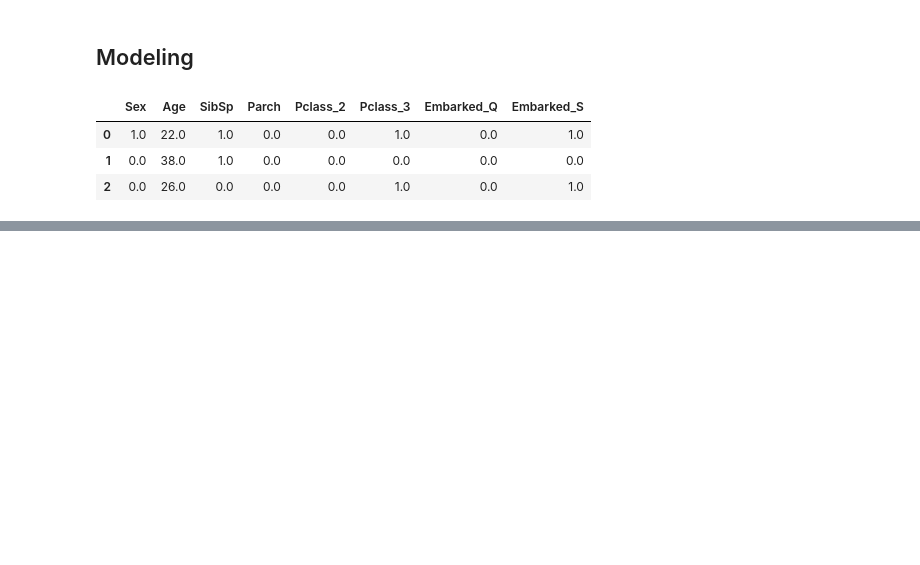
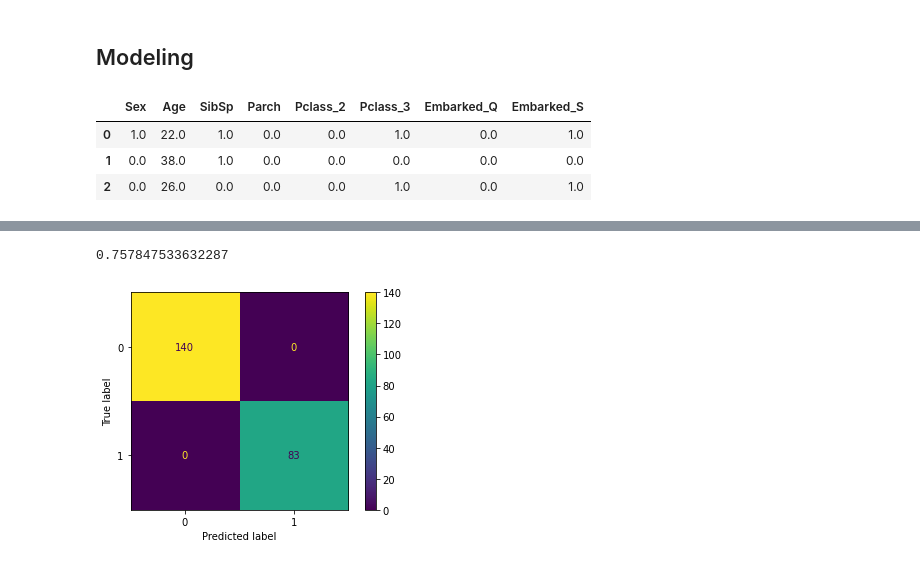
Before and after one commit to lkarjun/Titanic, a Jupyter notebook: titanic.ipynb, the cells around one changed output, grey strips where cells are left out. Drawn from its saved outputs; the diff is of its cells as text; code cells hidden in the pictures; blank space fills up the shorter version.

```diff
--- a/titanic.ipynb
+++ b/titanic.ipynb
@@ -229,0 +238,8 @@ accuracy_score(y_pred, y_test)
+# %%
+log_model = LogisticRegression(penalty='l2', random_state=44).fit(x_train,y_train)
+y_pred = log_model.predict(x_test)
+plot_confusion_matrix(log_model, x_test, y_pred)
+accuracy_score(y_pred, y_test)
+# %% [output]
+0.757847533632287
+[figure, added]
```
Also changed, not shown: parts of 12 cells of this notebook.
